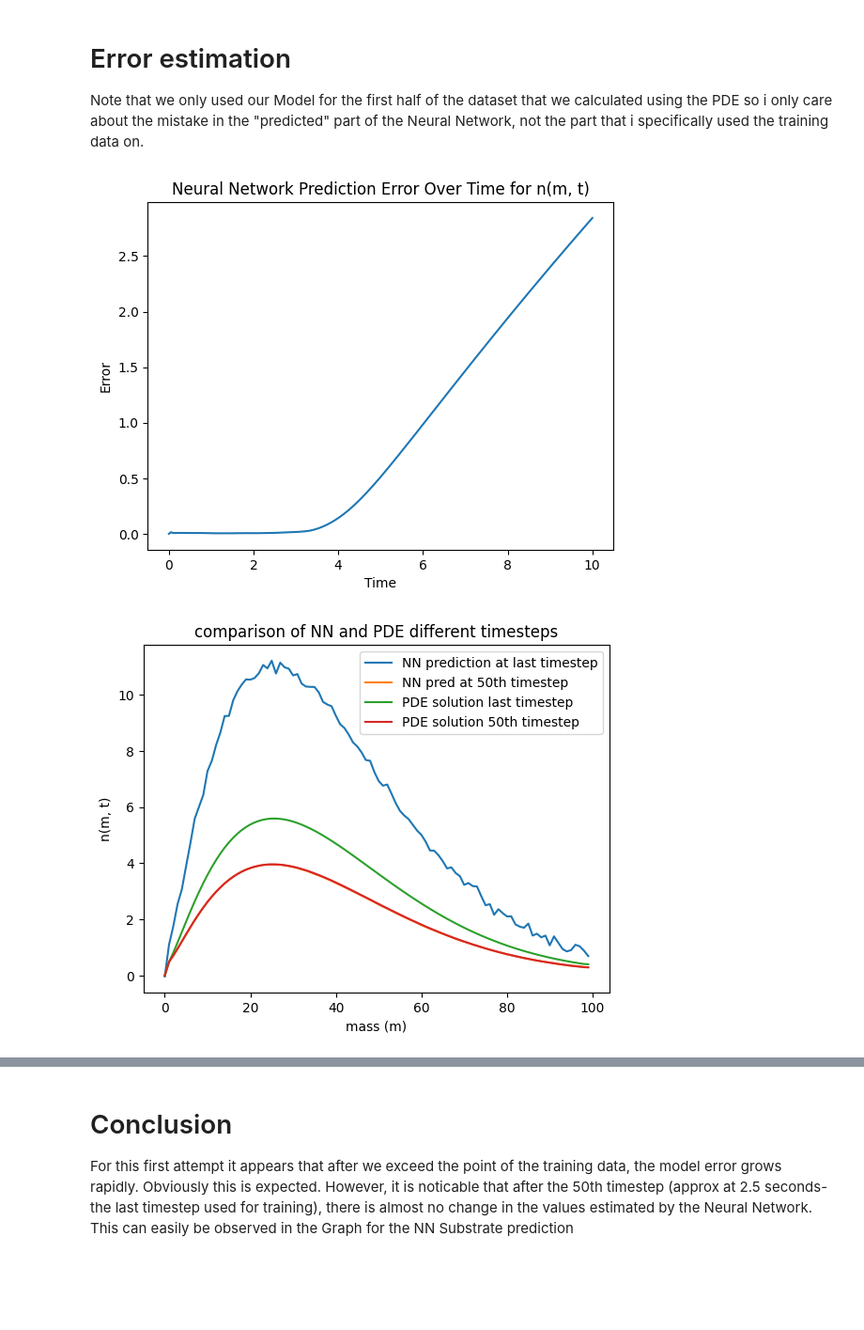
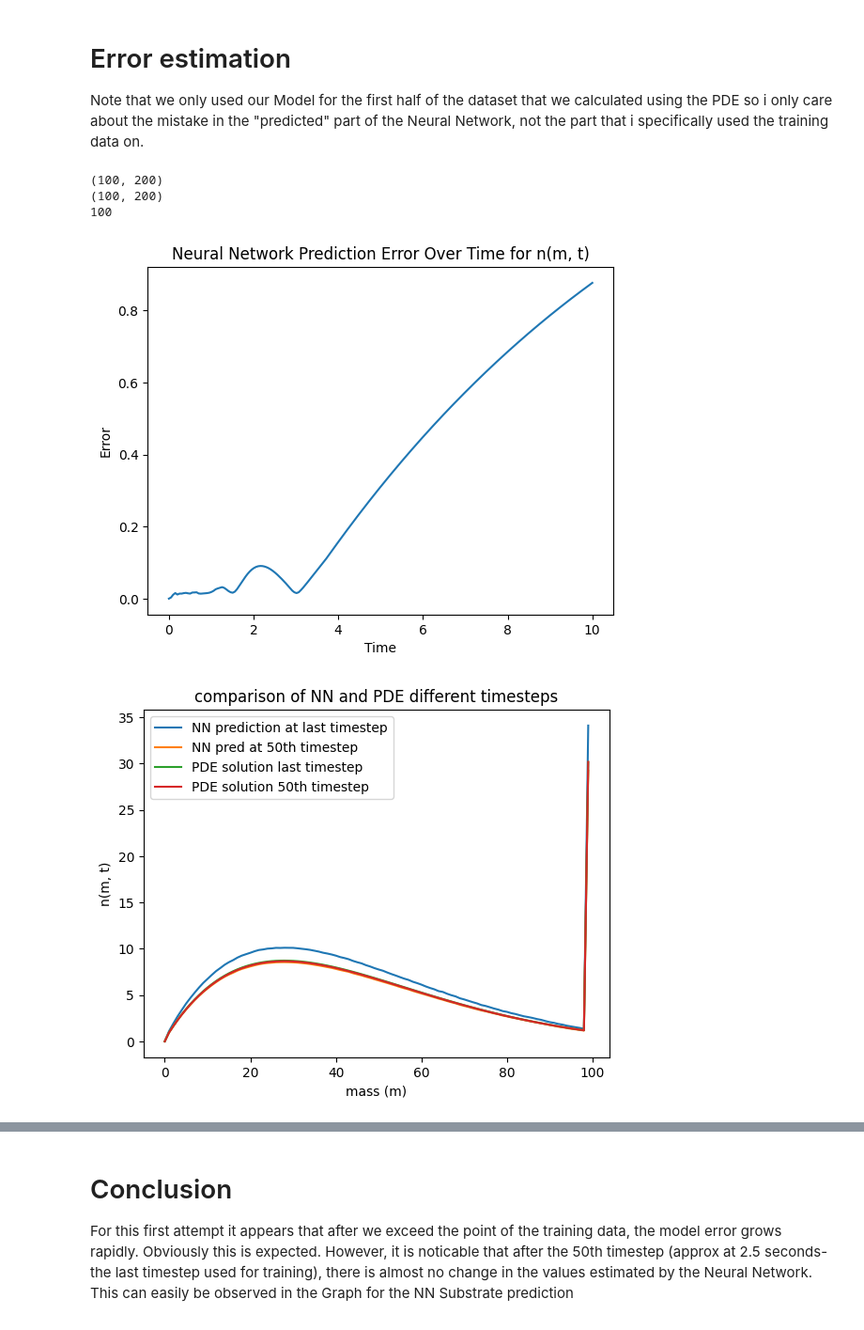
Before and after one commit to therealtoby1/Master, a Jupyter notebook: Cell_growth_integro_diff.ipynb, the cells around one changed output, grey strips where cells are left out. Shown at 94% size. Saved outputs shown, nothing was run; the diff lists cells and outputs as text; code cells hidden in the pictures; blank space fills up the shorter version.

```diff
--- a/Cell_growth_integro_diff.ipynb
+++ b/Cell_growth_integro_diff.ipynb
@@ -219,4 +273,6 @@ fig.update_layout(
     height=700,
 )
 fig.show()
+for i in range (200):
+    print(sum(N[:,i]*m*delta_m))
 # %% [output]
@@ -360,42 +435,49 @@ Note that we only used our Model for the first half of the dataset that we calcu
 # %%
 error=[]
 # Calculate the error between the neural network predictions and the original solution (only for the Mass distribution!! not the substrate)
+print(N_nn.shape)
+print(sol.y[:-1].shape)
+print(M)
 for i in range(timesteps_nn):
+
     er=0
 
     for j in range (M):
-        er+= np.linalg.norm(N_nn[i, j] - sol.y[:-1, i][j])/(M)
+        er+= np.linalg.norm(N_nn[j, i] - sol.y[:-1, i][j])/(M)
     error.append(er)
 
 
 # Plot error over time as a separate plot
 plt.figure()
 plt.plot(t_eval[:timesteps], error)
 plt.xlabel('Time')
 plt.ylabel('Error')
 plt.title('Neural Network Prediction Error Over Time for n(m, t)')
 plt.show()
 
 #
 plt.figure()
 plt.title('comparison of NN and PDE different timesteps')
-plt.plot(N_nn[199])
-plt.plot(N_nn[50])
+plt.plot(N_nn.T[199])
+plt.plot(N_nn.T[50])
 plt.plot(sol.y[:-1, 199])
 plt.plot(sol.y[:-1, 50])
 plt.xlabel('mass (m)')
 plt.ylabel('n(m, t)')
 plt.legend(['NN prediction at last timestep','NN pred at 50th timestep', 'PDE solution last timestep', 'PDE solution 50th timestep'])
 plt.show()
 
 plt.figure()
 plt.title('comparison of substrate concentration ')
 plt.plot(t_eval[:timesteps],sol.y[-1])
 plt.plot(t_eval[:timesteps],np.array(solution)[:,-1])
 plt.legend(['Substrate concentration','NN Substrate prediction'])
 plt.xlabel('Time')
 plt.ylabel('Substrate concentration')
 plt.show()
 # %% [output]
+(100, 200)
+(100, 200)
+100
-[figure, old version]
+[figure, new version]
-[figure, old version]
+[figure, new version]
```
Also changed, not shown: parts of 10 cells of this notebook, 1 other file.
